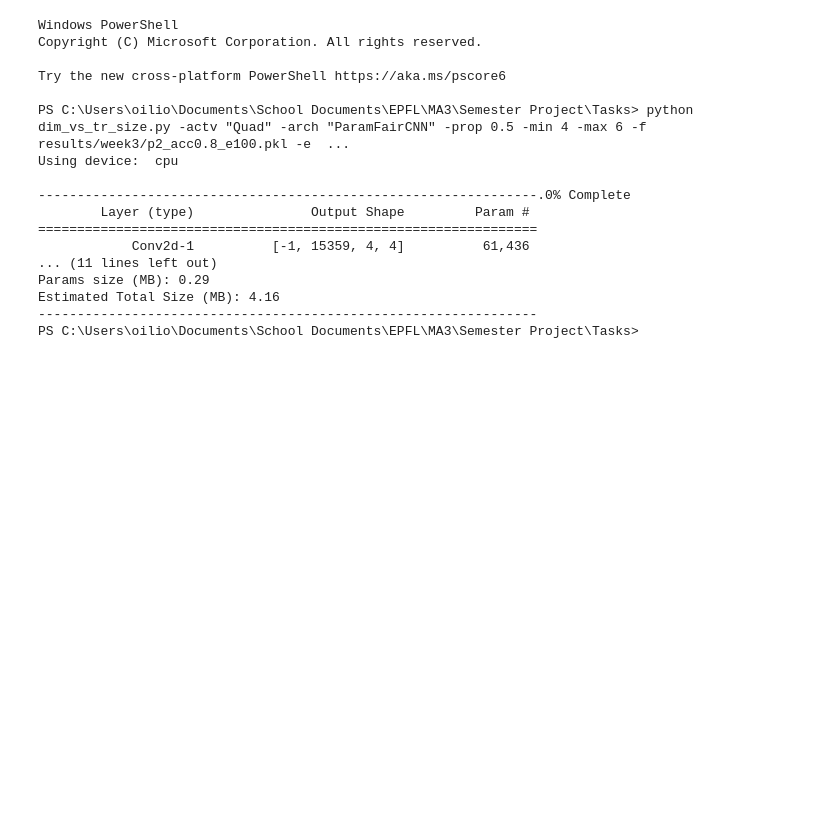
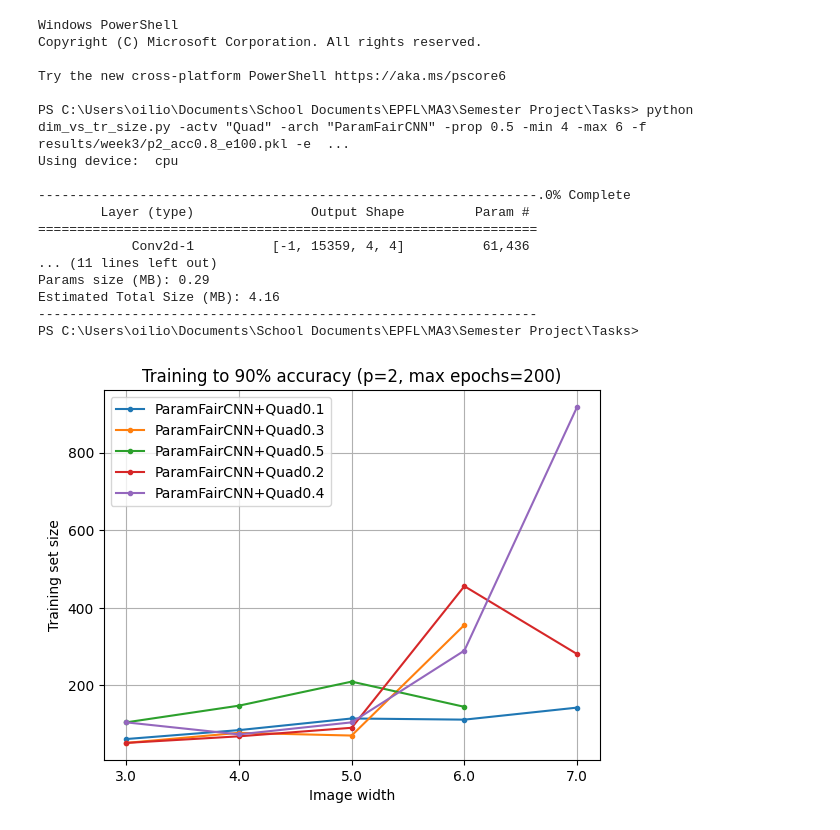
Before and after one commit to orfeasliossatos/Semester-Project, a Jupyter notebook: Tasks/Week3-ParameterFairness.ipynb, the cells around one changed output. Cells and saved outputs as stored; diff of their text form; code cells hidden in the pictures; blank space fills up the shorter version.

```diff
--- a/Tasks/Week3-ParameterFairness.ipynb
+++ b/Tasks/Week3-ParameterFairness.ipynb
@@ -21,10 +24,10 @@ def format(line, cell):
     ipython.run_cell_magic(magic, program, cell.format(**globals()))
 # %%
 # Experiment variables
-max_epochs      = 100 # Maximum number of training epochs per split
+max_epochs      = 200 # Maximum number of training epochs per split
 norm            = 2 # Labelling function parameter
-accuracy        = 0.8 # Goal accuracy for convergence
+accuracy        = 90 # Goal accuracy for convergence
 proportion      = 0.5 # Proportion of FCNN parameters.
-delete_results  = True # Delete results of previous runs for that parameter set (all models).
+delete_results  = False # Delete results of previous runs for that parameter set (all models).
 filepath        = 'results/week3/p'+str(norm)+'_acc'+str(accuracy)+'_e'+str(max_epochs)+'.pkl' # Results file
 # %%
@@ -48,3 +51,39 @@ Params size (MB): 0.29
 Estimated Total Size (MB): 4.16
 ----------------------------------------------------------------
 PS C:\Users\oilio\Documents\School Documents\EPFL\MA3\Semester Project\Tasks>
+# %%
+to_keep = ["ParamFairCNN+Quad" + pr for pr in ["{:.1f}".format(val) for val in np.arange(1,11)/10]]
+# %%
+# Option del - delete contents of results file
+with open(filepath, 'rb+') as file:
+    results = pickle.load(file)
+
+# Filter out results with same name
+with open(filepath, 'wb+') as file:
+    filtered = {(name, size) : val for (name, size), val in results.items() if name in to_keep}
+    pickle.dump(filtered, file)
+# %%
+# Load data
+with open(filepath, 'rb') as file:
+    sample_complexity = pickle.load(file)
+
+# Extract data to plot
+names = set([name for name, _ in sample_complexity.keys()])
+
+# For every model, make line plot
+for i, name in enumerate(names):
+    x, y = list(zip(*sorted([(int((dim/3)**0.5), tr_size) for (_name, dim), tr_size  in sample_complexity.items() if name == _name])))
+    plt.plot(x, y, marker='.', linestyle='-', label=name)
+
+# Plot graphics
+plt.xlabel('Image width')
+plt.ylabel('Training set size')
+plt.xticks(ticks=[tick for tick in plt.xticks()[0]][1::2], labels=[tick for tick in plt.xticks()[1]][1::2])
+plt.title(f'Training to {(accuracy)}% accuracy (p={norm}, max epochs={max_epochs})')
+plt.legend()
+plt.grid(True)
+
+# Show the plot
+plt.show()
+# %% [output]
+[figure, added]
```
Also changed, not shown: parts of 2 cells of this notebook, 2 other files.
